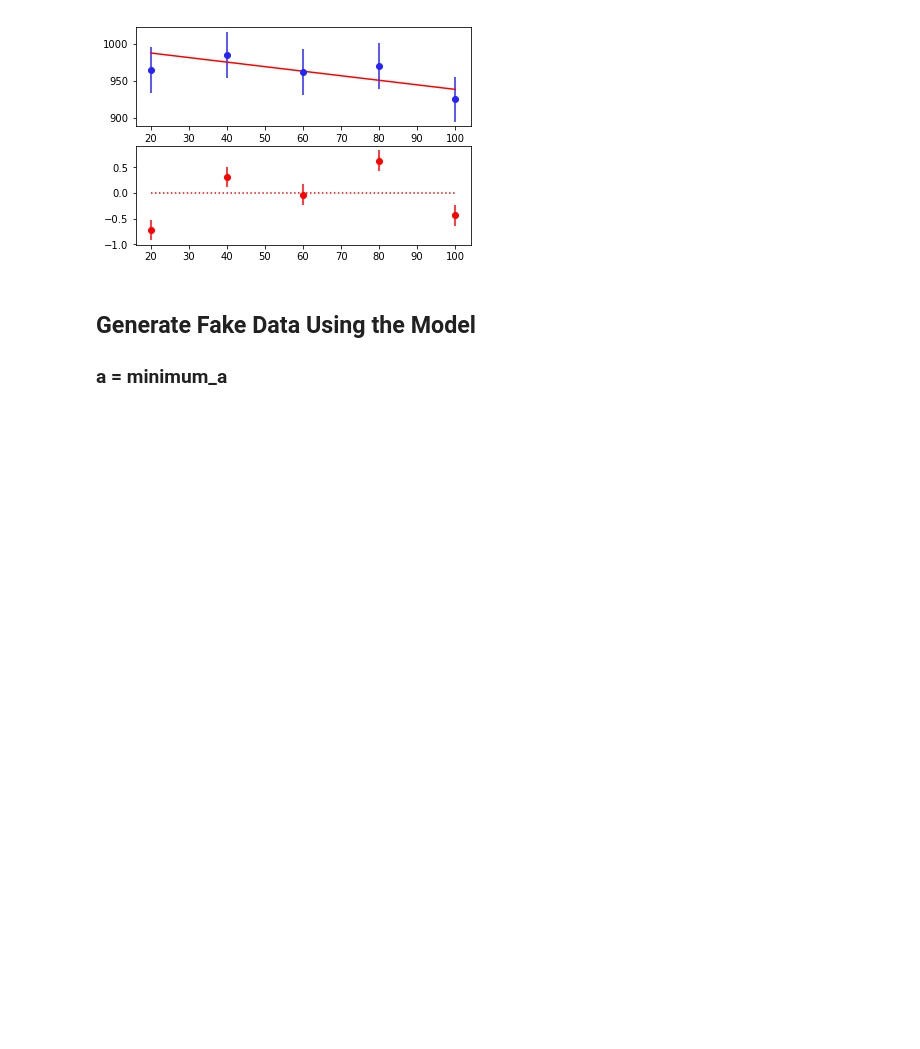
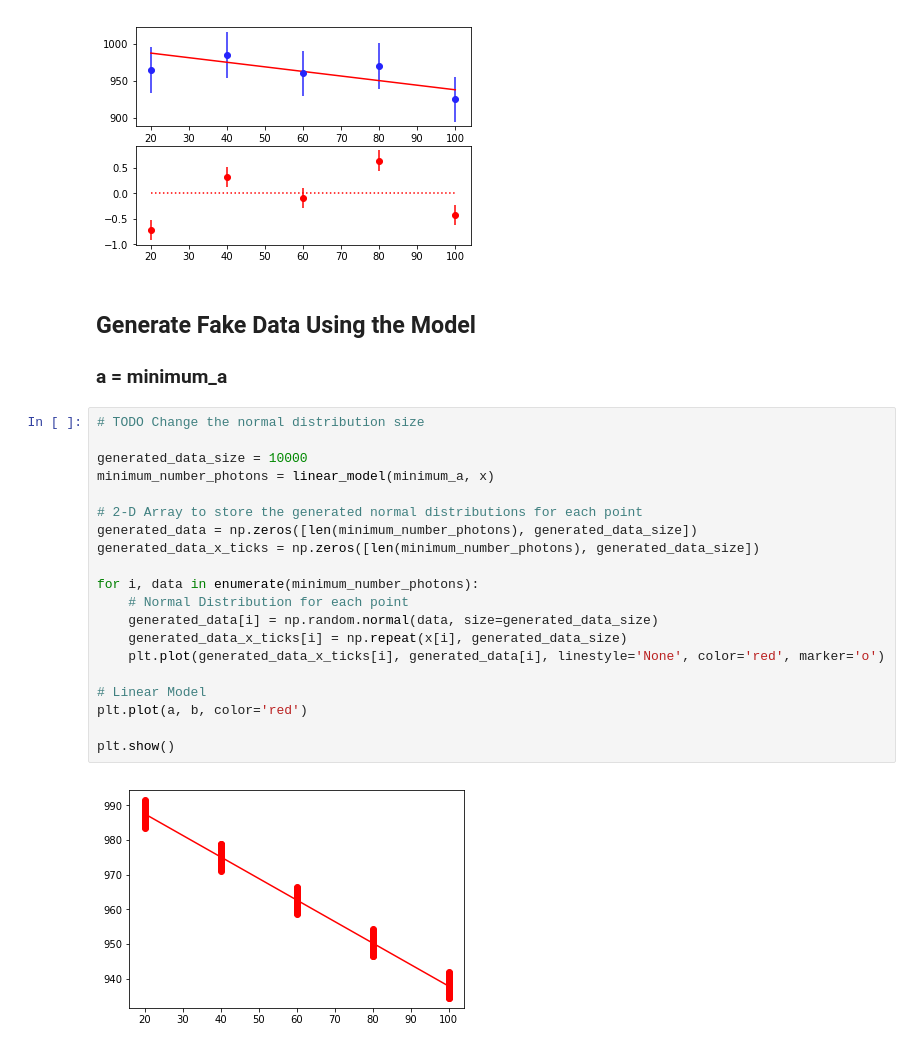
Before and after one commit to jeffschulthies/ASTR-3411, a Jupyter notebook: Week-5/Assignment.ipynb, the cells around one changed output. Cells and saved outputs as stored; diff of their text form; blank space fills up the shorter version.

Commit message:
Added normal distributions

```diff
--- a/Week-5/Assignment.ipynb
+++ b/Week-5/Assignment.ipynb
@@ -158,3 +176,25 @@ plt.show()
 # %% [markdown]
 ## Generate Fake Data Using the Model
 ### a = minimum_a
+# %%
+# TODO Change the normal distribution size
+
+generated_data_size = 10000
+minimum_number_photons = linear_model(minimum_a, x)
+
+# 2-D Array to store the generated normal distributions for each point
+generated_data = np.zeros([len(minimum_number_photons), generated_data_size])
+generated_data_x_ticks = np.zeros([len(minimum_number_photons), generated_data_size])
+
+for i, data in enumerate(minimum_number_photons):
+    # Normal Distribution for each point
+    generated_data[i] = np.random.normal(data, size=generated_data_size)
+    generated_data_x_ticks[i] = np.repeat(x[i], generated_data_size)
+    plt.plot(generated_data_x_ticks[i], generated_data[i], linestyle='None', color='red', marker='o')
+
+# Linear Model
+plt.plot(a, b, color='red')
+
+plt.show()
+# %% [output]
+[figure, added]
```
Also changed, not shown: parts of 3 cells of this notebook.
